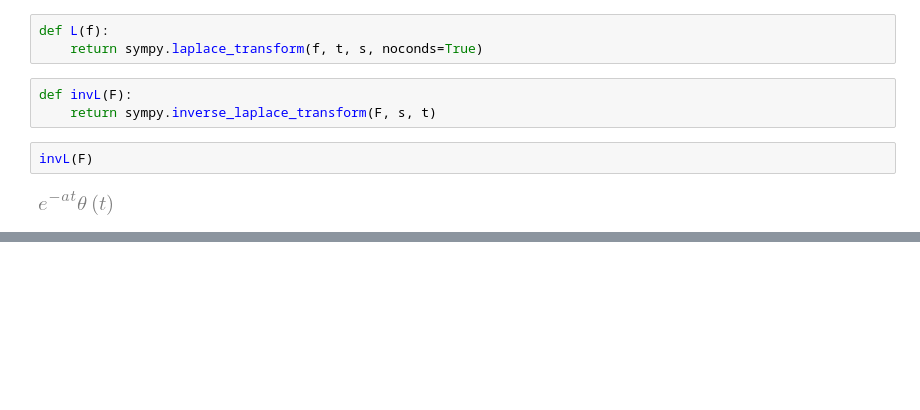
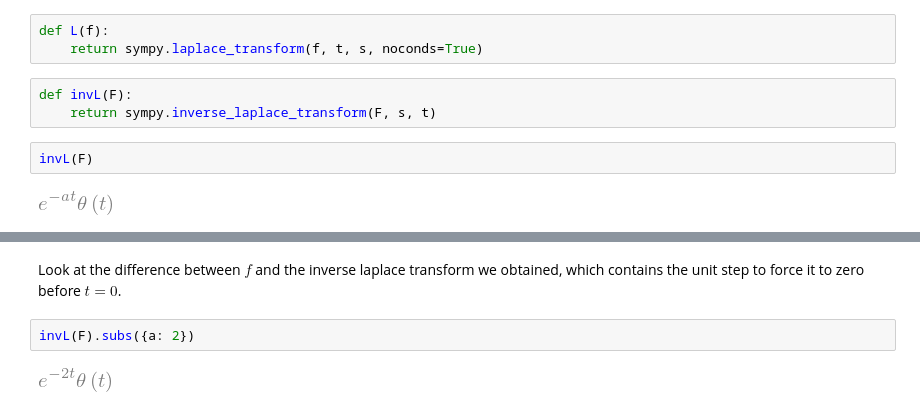
Before and after one commit to williebonavente/CodeTest, a Jupyter notebook: sympy/algebra/notebook11.ipynb, the cells around one changed output, grey strips where cells are left out. Drawn from its saved outputs; the diff is of its cells as text; blank space fills up the shorter version.

```diff
--- a/sympy/algebra/notebook11.ipynb
+++ b/sympy/algebra/notebook11.ipynb
@@ -45,0 +59,6 @@ invL(F)
+# %% [markdown]
+Look at the difference between $f$ and the inverse laplace transform we obtained, which contains the unit step to force it to zero before $t=0$.
+# %%
+invL(F).subs({a: 2})
+# %% [output]
+[figure, added]
```
Also changed, not shown: parts of 18 cells of this notebook.
